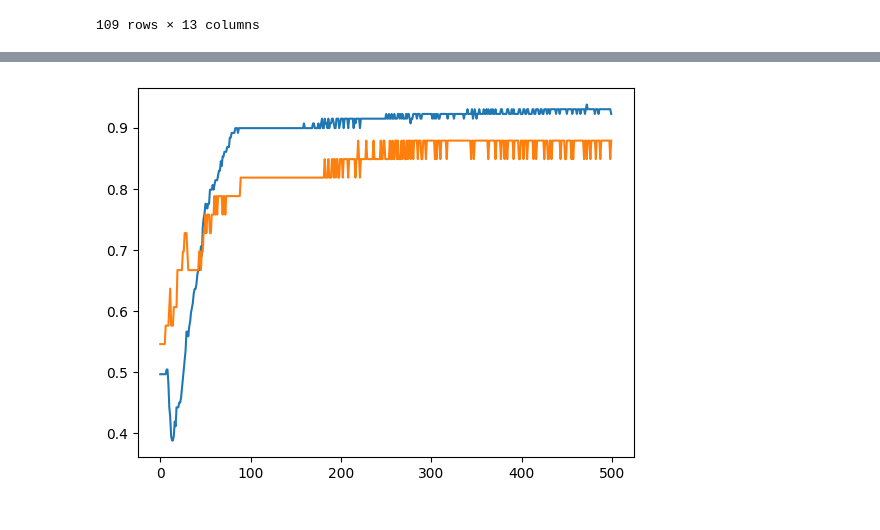
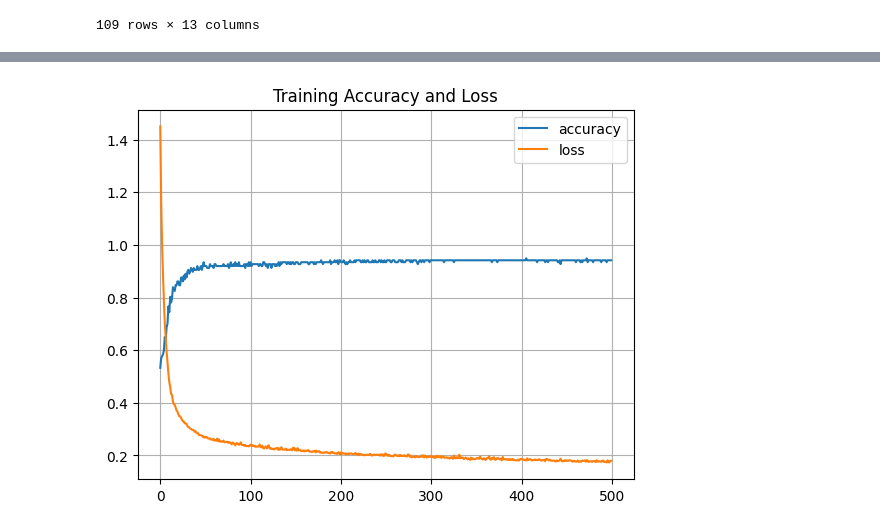
Before and after one commit to LittleBabyIcebear/Sleep-Apnea, a Jupyter notebook: model_quality.ipynb, the cells around one changed output, grey strips where cells are left out. Saved outputs shown, nothing was run; the diff lists cells and outputs as text; code cells hidden in the pictures.

```diff
--- a/model_quality.ipynb
+++ b/model_quality.ipynb
@@ -51,11 +69,11 @@ model = tf.keras.Sequential(
 # %%
 model.compile(
-    optimizer=tf.keras.optimizers.Adam(1e-5),
+    optimizer=tf.keras.optimizers.Adam(1e-6),
     loss="binary_crossentropy",
     metrics=["accuracy"],
 )
 
 
-history = model.fit(X_train, y_train, epochs=500, batch_size=10, validation_split=0.2)
+history = model.fit(X_train, y_train, epochs=500, batch_size=2, validation_split=0.15)
 # %% [output]
 Epoch 1/500
@@ -78,7 +96,13 @@ Epoch 500/500
 # %%
 plt.figure()
+plt.title("Training Accuracy and Loss")
+
 plt.plot(history.history["accuracy"])
-plt.plot(history.history["val_accuracy"])
+
+plt.plot(history.history["loss"])
+plt.legend(["accuracy", "loss"])
+plt.grid()
+
 plt.show()
 # %% [output]
-[figure, old version]
+[figure, new version]
```
Also changed, not shown: parts of 8 cells of this notebook, 3 other files.
